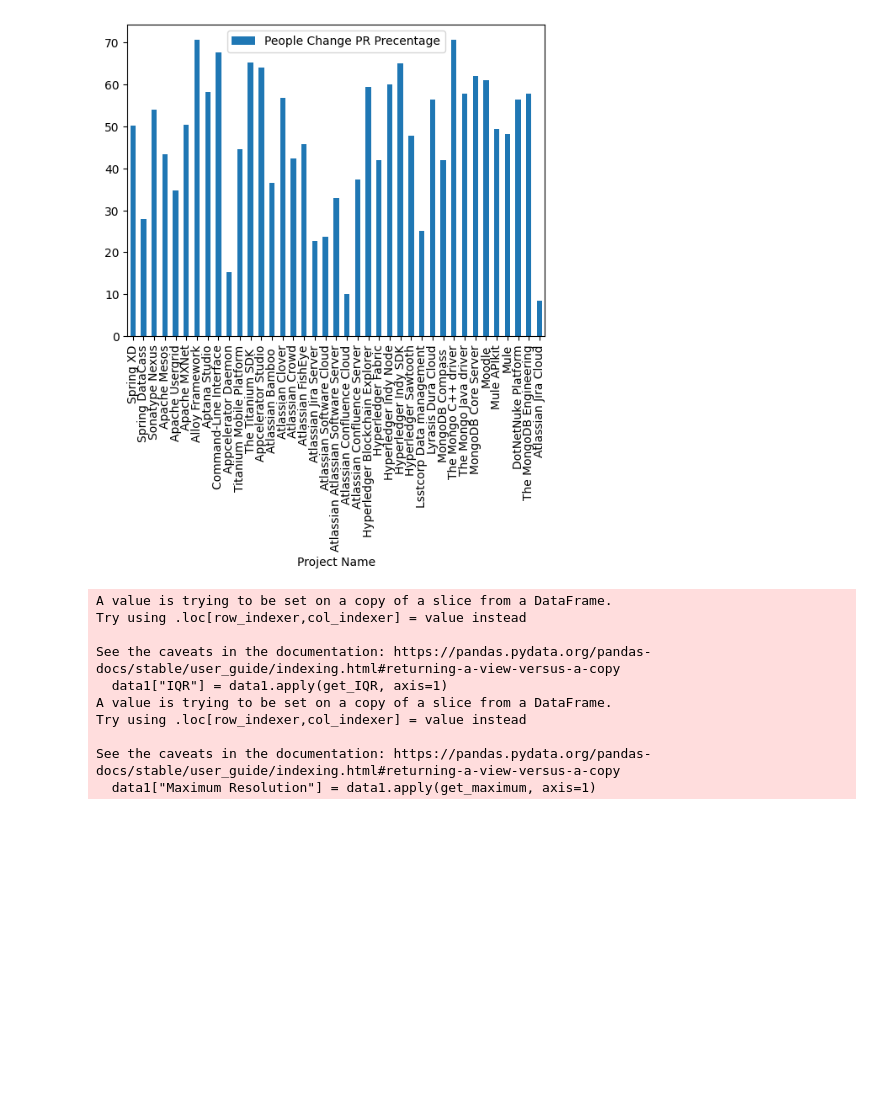
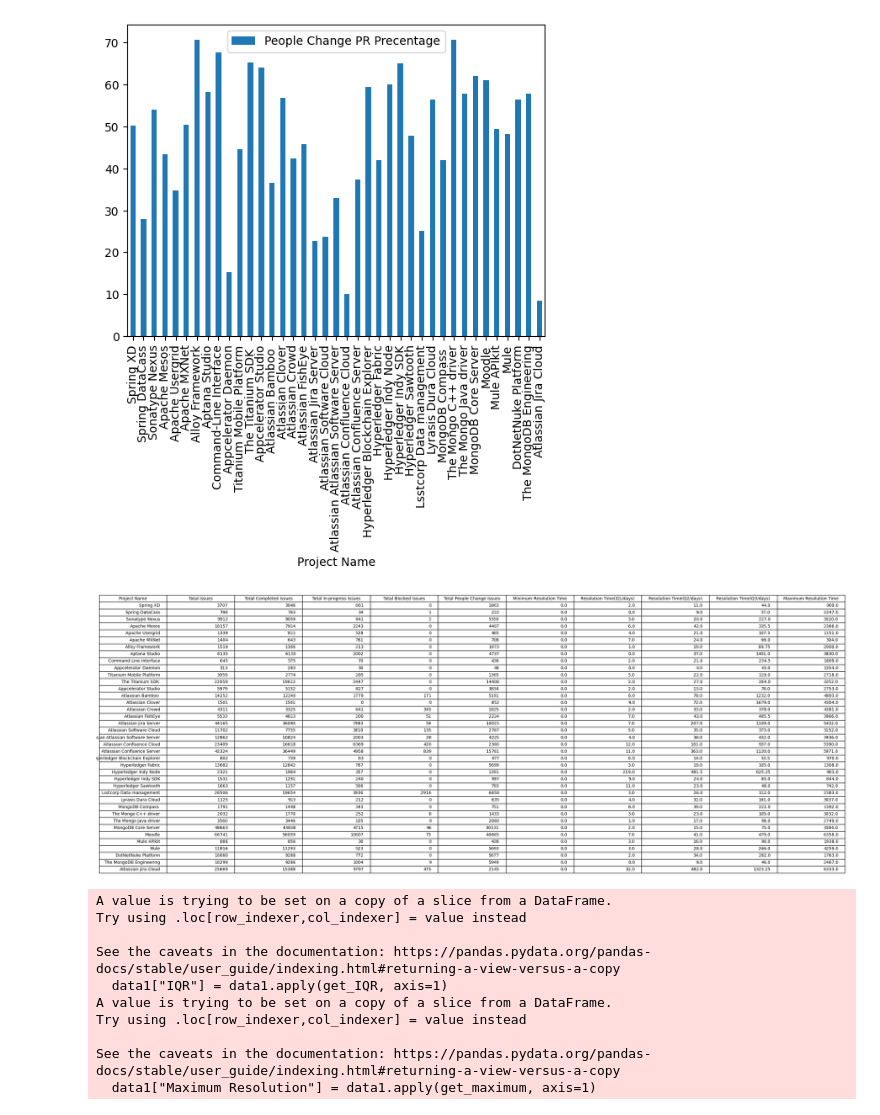
Before and after one commit to Mohamedizzath/TAWOS-Dataset-Analysis, a Jupyter notebook: Project-Status.ipynb, the cells around one changed output. Cells and saved outputs as stored; diff of their text form; code cells hidden in the pictures; blank space fills up the shorter version.

Commit message:
feat:Added table generation

```diff
--- a/Project-Status.ipynb
+++ b/Project-Status.ipynb
@@ -214,6 +214,24 @@ data1.plot.bar(y=["People Change PR Precentage"])
 [figure]
 [figure]
 [figure]
+# %%
+import matplotlib.pyplot as plt
+
+fig, ax = plt.subplots(figsize=(32, 12))  # Adjust the size
+ax.axis('tight')
+ax.axis('off')
+table = ax.table(cellText=df4.values, colLabels=df4.columns, loc='center')
+
+for i, cell in table.get_celld().items():
+    cell.set_height(0.025)
+
+table.auto_set_font_size(False)  # Disable automatic font size adjustment
+table.set_fontsize(10)
+
+plt.savefig('table-1.jpg')
+plt.show()
+# %% [output]
+[figure, added]
 # %%
 # Generate multiple boxplots
 import matplotlib.pyplot as plt
```
Also changed, not shown: parts of 1 cell of this notebook, 2 other files.
